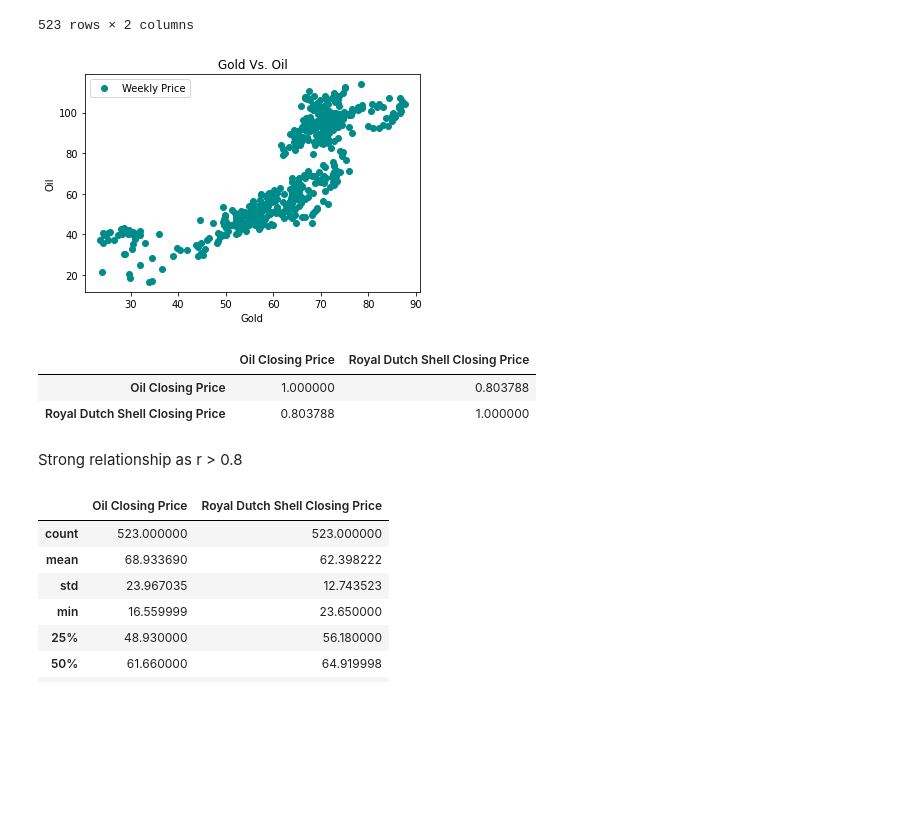
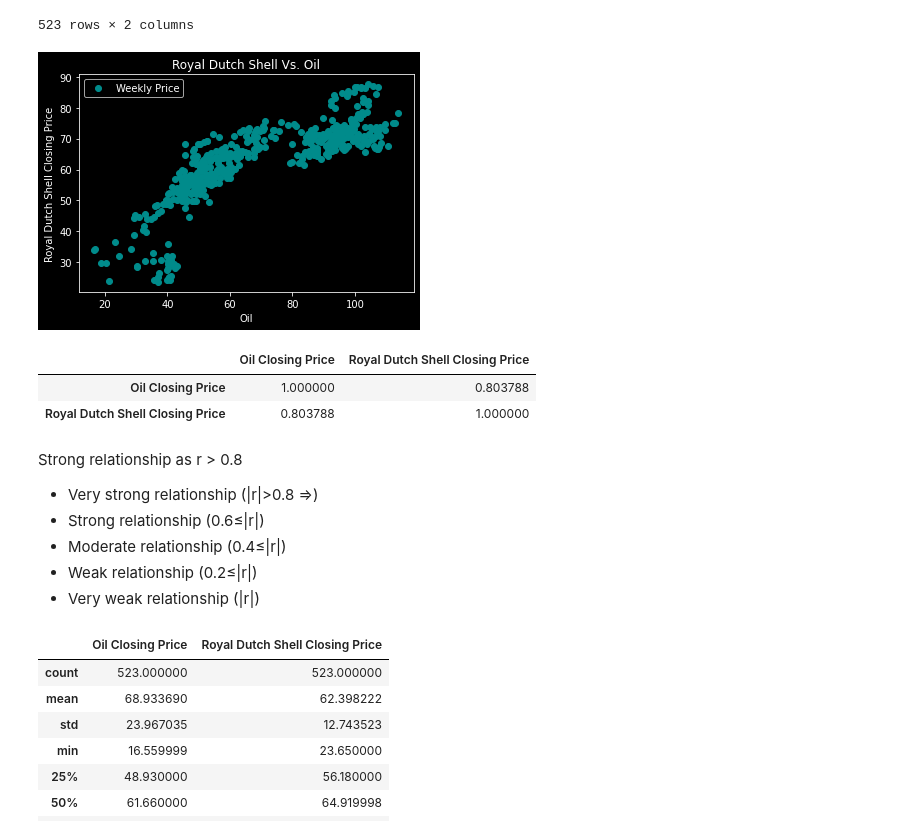
Before and after one commit to Eliesaleh/Linear-Regression, a Jupyter notebook: LinearRegression.ipynb, the cells around one changed output. Cells and saved outputs as stored; diff of their text form; code cells hidden in the pictures; blank space fills up the shorter version.

```diff
--- a/LinearRegression.ipynb
+++ b/LinearRegression.ipynb
@@ -99,18 +99,19 @@ dtype: bool
 523 rows × 2 columns
 # %%
 # Je définis mes axes x et y
-x = data["Royal Dutch Shell Closing Price"]
-y = data["Oil Closing Price"]
+x = data["Oil Closing Price"]
+y = data["Royal Dutch Shell Closing Price"]
 
 # 1er graph simple sous forme de rond, d'où le "o" qui indique le format, "cercles".
 plt.plot(x, y, "o", color = "darkcyan", label = "Weekly Price")
-plt.title("Gold Vs. Oil")
-plt.xlabel("Gold")
-plt.ylabel("Oil")
+plt.title("Royal Dutch Shell Vs. Oil")
+plt.xlabel("Oil")
+plt.ylabel("Royal Dutch Shell Closing Price")
+plt.style.use('dark_background')
 plt.legend()
 plt.show()
 # %% [output]
-[figure, old version]
+[figure, new version]
 # %%
 #mesurer la corrélation
 data.corr()
@@ -118,8 +119,13 @@ data.corr()
 |  | Oil Closing Price | Royal Dutch Shell Closing Price |
 | Oil Closing Price | 1.000000 | 0.803788 |
 | Royal Dutch Shell Closing Price | 0.803788 | 1.000000 |
-# %% [markdown]
-Strong relationship as r > 0.8
+# %% [markdown]
+Strong relationship as r > 0.8
+*   Very strong relationship (|r|>0.8 =>)
+*   Strong relationship (0.6≤|r|)
+*   Moderate relationship (0.4≤|r|)
+*   Weak relationship (0.2≤|r|)
+*  Very weak relationship (|r|)
 # %%
 #juste avoir la description des données
 
```
Also changed, not shown: parts of 15 cells of this notebook.
